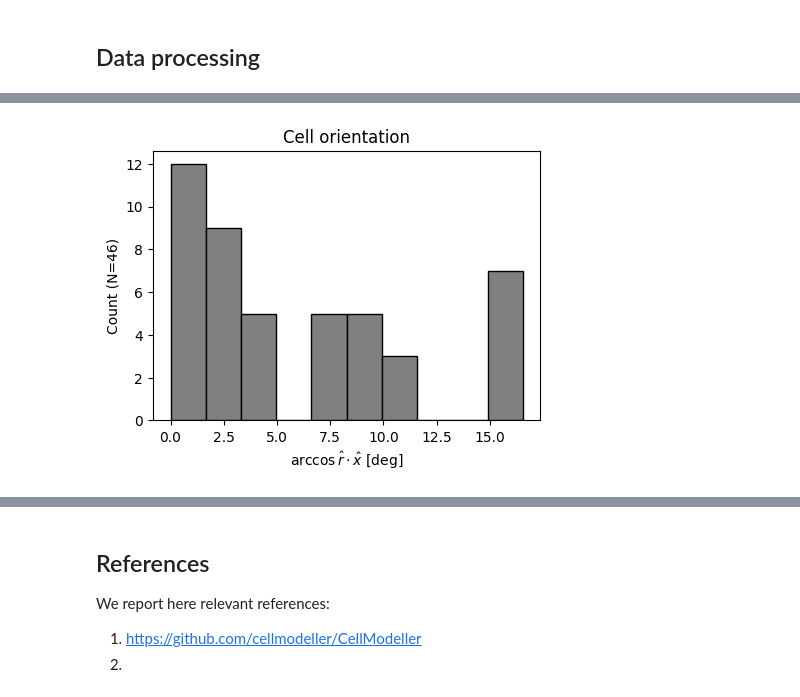
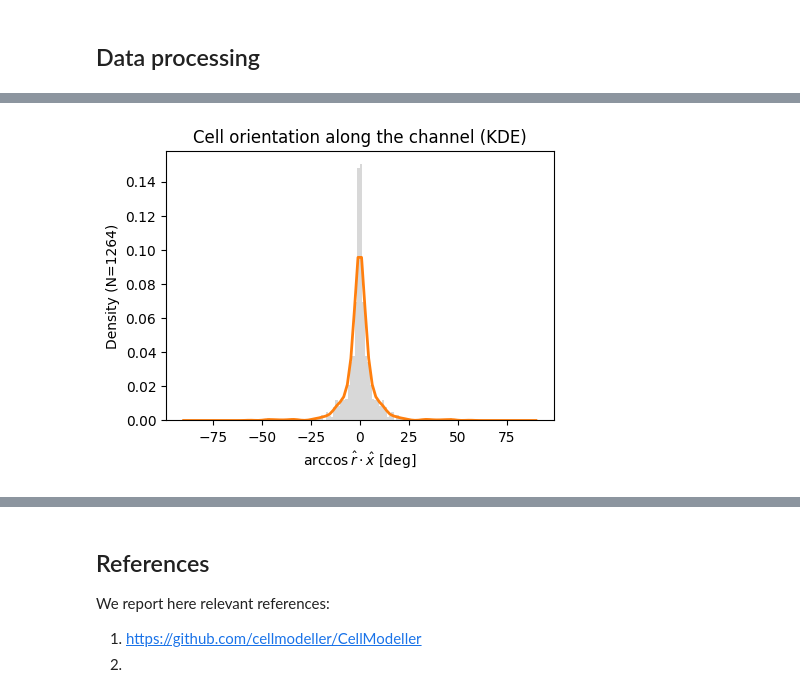
Before and after one commit to igordub/oist-rotation-bcu, a Jupyter notebook: notebooks/ID_01_cellOritentation.ipynb, the cells around one changed output, grey strips where cells are left out. Saved outputs shown, nothing was run; the diff lists cells and outputs as text; code cells hidden in the pictures.

Commit message:
Analyze simulation orietation

```diff
--- a/notebooks/ID_01_cellOritentation.ipynb
+++ b/notebooks/ID_01_cellOritentation.ipynb
@@ -106,0 +124,24 @@ for step_num, orient in orients.items():
+# %%
+# Calculate angle in respect to a channel
+angles_per_cell = {}
+
+# Unit-vector parallel to the channel (pointing left-to-right)
+x_norm = np.array((1,0,0), dtype=float)
+
+for id, orient in orient_per_cell.items():
+    # Dot product with a unit-vector parallel to channel
+    inner_prods = np.inner(x_norm,orient)
+    # Dot product to radians
+    rads = np.arccos(inner_prods)
+    # Convert radians to degrees
+    angles_per_cell[id] = np.rad2deg(rads)
+# %%
+# Average angle per cell for whole simulation time
+avg_angles = np.array([np.average(angles) for (id, angles) in angles_per_cell.items()])
+# %%
+if len(np.where(avg_angles == 0.0)) == 0:
+    avg_angles_double = np.concatenate([-avg_angles,avg_angles])
+else:
+    x = np.delete(avg_angles, np.where(avg_angles == 0.0)[0])
+    avg_angles_double = np.concatenate([-x,avg_angles])
+avg_angles_double
@@ -107,13 +181,16 @@ for step_num, orient in orients.items():
+# %%
+# Perform Kernel Desity Estimation (KDE)
+kde = gaussian_kde(avg_angles_double, bw_method='scott', weights=None)
+x_grid = np.linspace(-90,90,100)
 # %%
-# Plot histograms of some cell properties
+fig, ax = plt.subplots(figsize=(5,3.5))
+plt.title("Cell orientation along the channel (KDE)")
+ax.hist(avg_angles_double, 90, fc='gray', histtype='stepfilled', alpha=0.3, density=True)
+ax.plot(x_grid, kde(x_grid), linewidth=2)
 
-# Orientation
-plt.figure(figsize=(5,3.5))
-plt.title("Cell orientation")
-plt.hist(angles[990], edgecolor='black', color='gray')
 plt.xlabel(r"$\arccos{\hat{r}\cdot\hat{x}}$ [deg]")
-plt.ylabel('Count (N=%d)'%(len(angles[990])))
-plt.savefig(join_paths(out_dir_path,'oritent_hist.pdf'), dpi=300)
+plt.ylabel("Density (N={:d})".format(len(avg_angles_double)))
+fig.savefig(join_paths(out_dir_path,'oritent_hist.pdf'), dpi=300)
 # plt.close()
 # %% [output]
-[figure, old version]
+[figure, new version]
```
Also changed, not shown: parts of 10 cells of this notebook.
